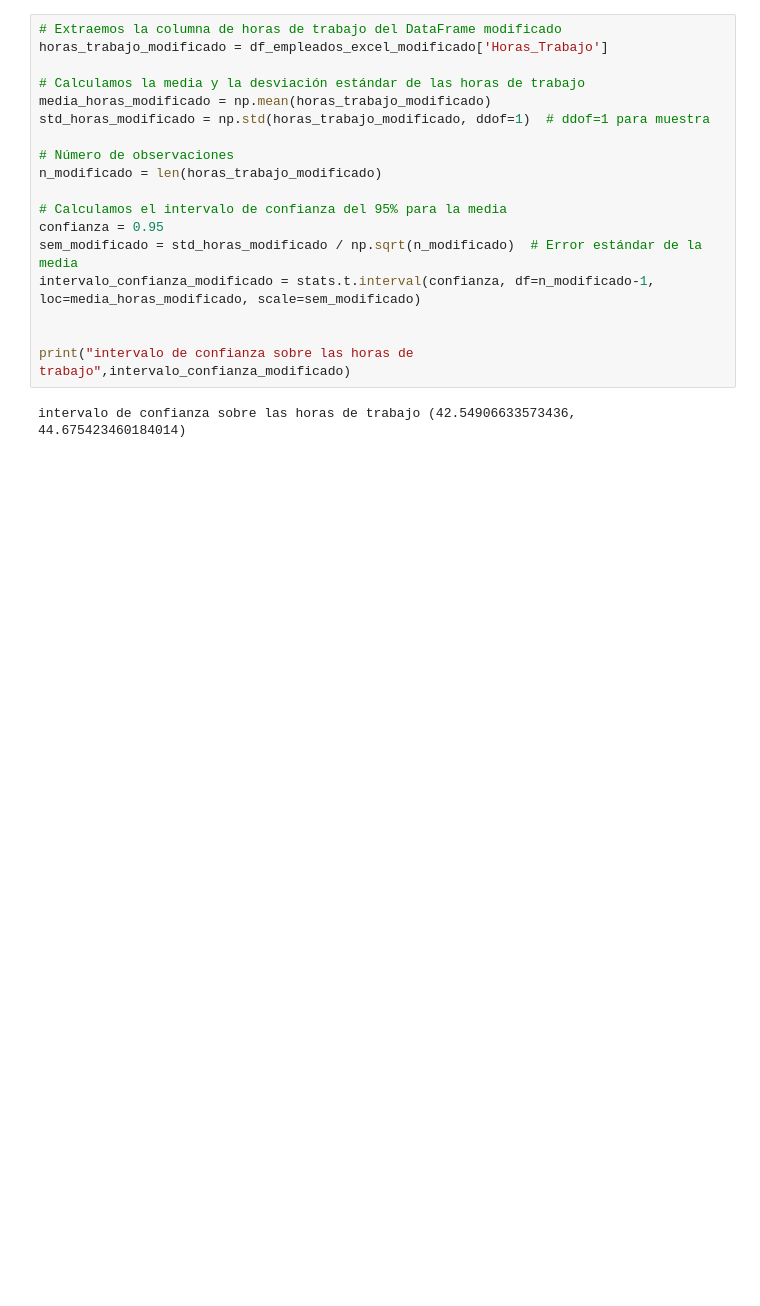
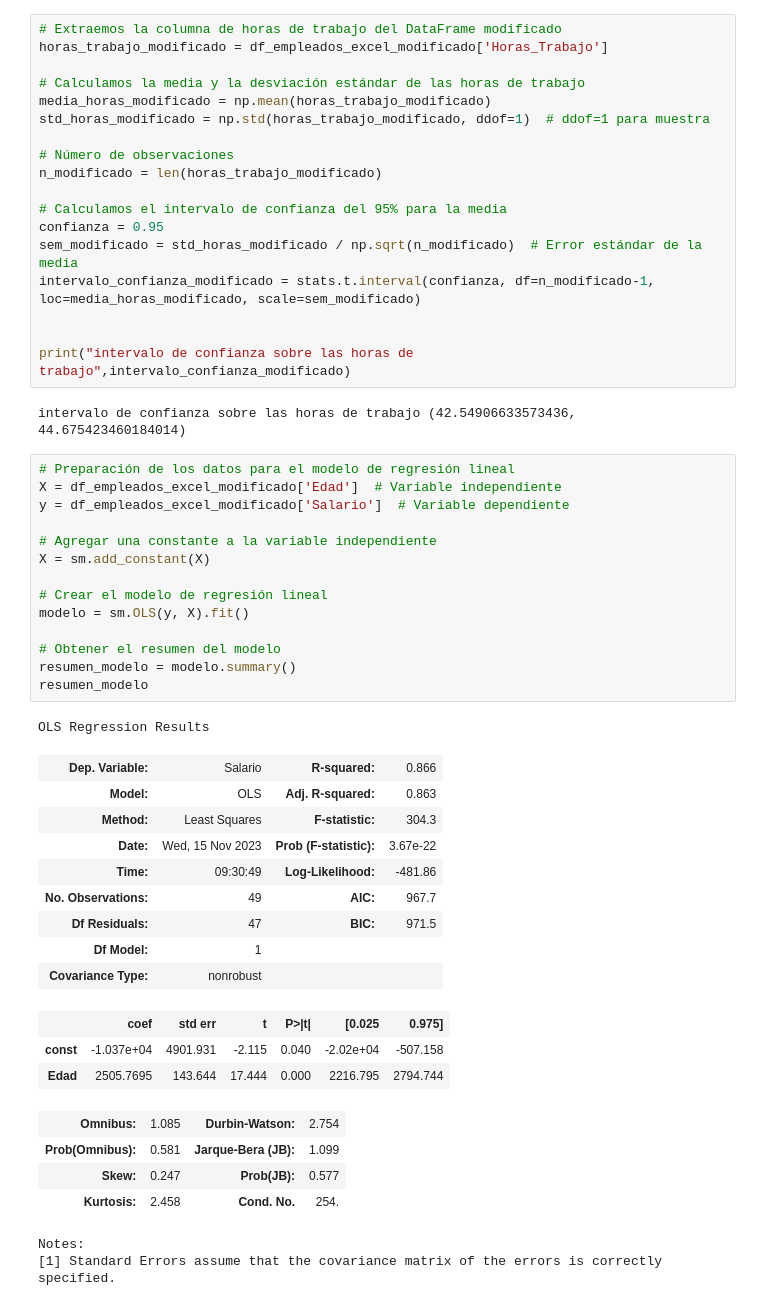
Before and after one commit to LeandroRodrigoMolina/IntegradorEstadisticaSecuela, a Jupyter notebook: main.ipynb, the cells around one changed output. Cells and saved outputs as stored; diff of their text form; blank space fills up the shorter version.

```diff
--- a/main.ipynb
+++ b/main.ipynb
@@ -49,3 +54,37 @@ intervalo_confianza_modificado = stats.t.interval(confianza, df=n_modificado-1,
 print("intervalo de confianza sobre las horas de trabajo",intervalo_confianza_modificado)
 # %% [output]
 intervalo de confianza sobre las horas de trabajo (42.54906633573436, 44.675423460184014)
+# %%
+# Preparación de los datos para el modelo de regresión lineal
+X = df_empleados_excel_modificado['Edad']  # Variable independiente
+y = df_empleados_excel_modificado['Salario']  # Variable dependiente
+
+# Agregar una constante a la variable independiente
+X = sm.add_constant(X)
+
+# Crear el modelo de regresión lineal
+modelo = sm.OLS(y, X).fit()
+
+# Obtener el resumen del modelo
+resumen_modelo = modelo.summary()
+resumen_modelo
+# %% [output]
+OLS Regression Results
+| Dep. Variable: | Salario | R-squared: | 0.866 |
+| Model: | OLS | Adj. R-squared: | 0.863 |
+| Method: | Least Squares | F-statistic: | 304.3 |
+| Date: | Wed, 15 Nov 2023 | Prob (F-statistic): | 3.67e-22 |
+| Time: | 09:30:49 | Log-Likelihood: | -481.86 |
+| No. Observations: | 49 | AIC: | 967.7 |
+| Df Residuals: | 47 | BIC: | 971.5 |
+| Df Model: | 1 |  |  |
+| Covariance Type: | nonrobust |  |  |
+|  | coef | std err | t | P>|t| | [0.025 | 0.975] |
+| const | -1.037e+04 | 4901.931 | -2.115 | 0.040 | -2.02e+04 | -507.158 |
+| Edad | 2505.7695 | 143.644 | 17.444 | 0.000 | 2216.795 | 2794.744 |
+| Omnibus: | 1.085 | Durbin-Watson: | 2.754 |
+| Prob(Omnibus): | 0.581 | Jarque-Bera (JB): | 1.099 |
+| Skew: | 0.247 | Prob(JB): | 0.577 |
+| Kurtosis: | 2.458 | Cond. No. | 254. |
+Notes:
+[1] Standard Errors assume that the covariance matrix of the errors is correctly specified.
```
Also changed, not shown: parts of 4 cells of this notebook.
